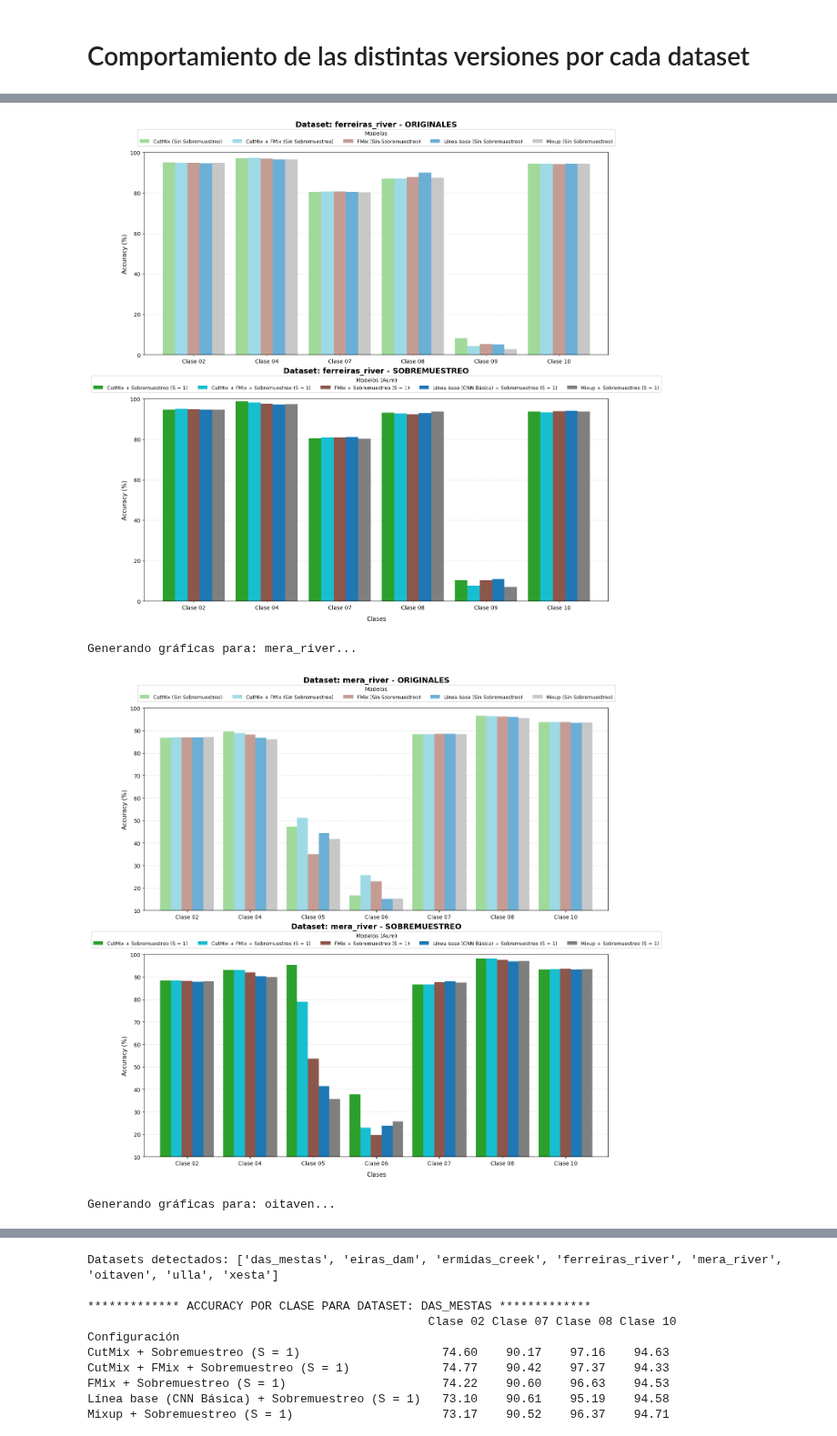
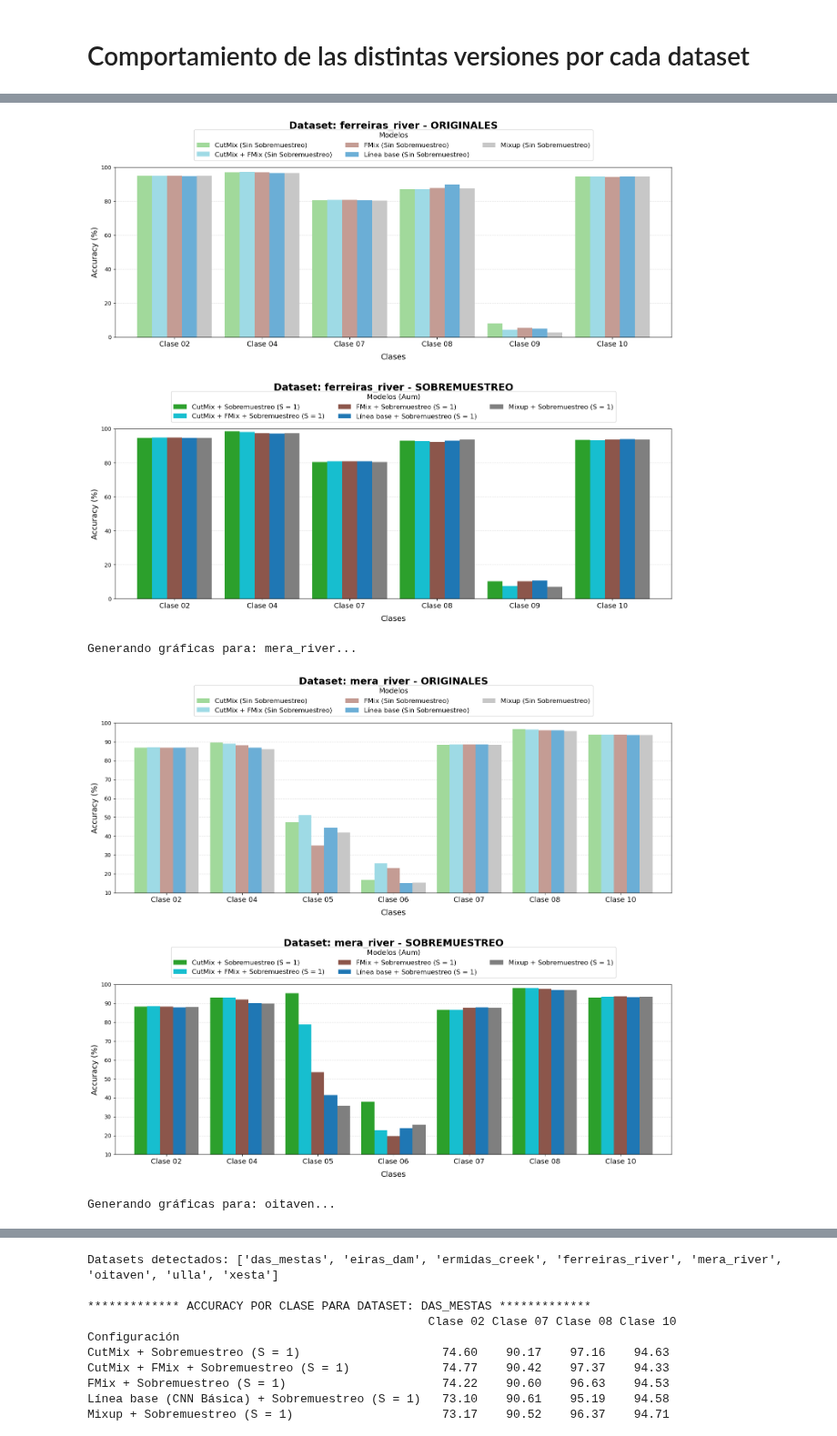
Before and after one commit to DBR5823/TFG_DanielBerdullasRey, a Jupyter notebook: Analisis_Fase1.ipynb, the cells around one changed output, grey strips where cells are left out. Shown at 91% size. Drawn from its saved outputs; the diff is of its cells as text; code cells hidden in the pictures.

Commit message:
Update gráficas y códigos de imágenes de ejemplo

```diff
--- a/Analisis_Fase1.ipynb
+++ b/Analisis_Fase1.ipynb
@@ -941,10 +941,8 @@ def graficar_clases_separado_limpio(dataset_objetivo):
         return
 
     # ================= MODIFICACIÓN: ORDENAR Y CAMBIAR A SOBREMUESTREO =================
-    # Orden extraído de la imagen (aplica tanto para Originales como para Sobremuestreo)
     orden_ranking = ["CUTMIX", "CUTMIX_FMIX", "FMIX", "CNN_Basica", "MIXUP"]
 
-    # Diccionarios de mapeo actualizados con "Sobremuestreo"
     nombres_originales = {
         "CUTMIX": "CutMix (Sin Sobremuestreo)",
         "CUTMIX_FMIX": "CutMix + FMix (Sin Sobremuestreo)",
@@ -957,11 +955,10 @@ def graficar_clases_separado_limpio(dataset_objetivo):
         "CUTMIX": "CutMix + Sobremuestreo (S = 1)",
         "CUTMIX_FMIX": "CutMix + FMix + Sobremuestreo (S = 1)",
         "FMIX": "FMix + Sobremuestreo (S = 1)",
-        "CNN_Basica": "Línea base (CNN Básica) + Sobremuestreo (S = 1)",
+        "CNN_Basica": "Línea base + Sobremuestreo (S = 1)",
         "MIXUP": "Mixup + Sobremuestreo (S = 1)"
     }
 
-    # Reordenamos las columnas de forma segura verificando cuáles existen
     if not df_original.empty:
         cols_orig_validas = [c for c in orden_ranking if c in df_original.columns]
         df_original = df_original[cols_orig_validas]
@@ -973,7 +970,7 @@ def graficar_clases_separado_limpio(dataset_objetivo):
         labels_aum_limpios = [nombres_aumentados[c] for c in df_aumentado.columns]
     # ============================================================================================
 
-    # 3. CÁLCULO DEL YMIN DINÁMICO (decena inferior)
+    # 3. CÁLCULO DEL YMIN DINÁMICO
     todos_valores = pd.concat([df_original, df_aumentado]).values.flatten()
     valores_validos = [v for v in todos_valores if v > 0 and not pd.isna(v)]
     ymin = (min(valores_validos) // 10) * 10 if valores_validos else 0
@@ -987,24 +984,26 @@ def graficar_clases_separado_limpio(dataset_objetivo):
 
         df_original.plot(kind='bar', ax=ax1, width=0.85, color=colores_orig)
 
-        ax1.set_title(f'Dataset: {dataset_objetivo} - ORIGINALES', fontsize=14, fontweight='bold', y=1.11)
-        ax1.set_ylabel('Accuracy (%)', fontsize=11)
+        # Ajuste de título con pad para que no choque con la leyenda
+        ax1.set_title(f'Dataset: {dataset_objetivo} - ORIGINALES', fontsize=18, fontweight='bold', pad=70)
+        ax1.set_ylabel('Accuracy (%)', fontsize=14)
         ax1.set_ylim(ymin, 100)
 
         ax1.set_axisbelow(True)
         ax1.grid(axis='y', linestyle='--', alpha=0.4)
 
-        ax1.set_xticklabels(ax1.get_xticklabels(), rotation=0, ha='center', fontsize=10)
-        ax1.set_xlabel('')
+        ax1.set_xticklabels(ax1.get_xticklabels(), rotation=0, ha='center', fontsize=13)
+        ax1.set_xlabel('Clases', fontsize=14, labelpad=10)
 
+        # Ajuste de leyenda: se reduce a 3 columnas para que los textos quepan a lo ancho
         ax1.legend(
             labels=labels_orig_limpios,
             title="Modelos",
             loc='lower center',
             bbox_to_anchor=(0.5, 1.02),
-            ncol=len(df_original.columns),
-            fontsize=9,
-            title_fontsize=10
+            ncol=3,
+            fontsize=12,
+            title_fontsize=13
         )
 
     # --- Gráfica 2: Aumentados ---
@@ -1013,27 +1012,30 @@ def graficar_clases_separado_limpio(dataset_objetivo):
 
         df_aumentado.plot(kind='bar', ax=ax2, width=0.85, color=colores_aum)
 
-        ax2.set_title(f'Dataset: {dataset_objetivo} - SOBREMUESTREO', fontsize=14, fontweight='bold', y=1.11)
-        ax2.set_ylabel('Accuracy (%)', fontsize=11)
-        ax2.set_xlabel('Clases', fontsize=11, labelpad=10)
+        # Ajuste de título con pad
+        ax2.set_title(f'Dataset: {dataset_objetivo} - SOBREMUESTREO', fontsize=18, fontweight='bold', pad=70)
+        ax2.set_ylabel('Accuracy (%)', fontsize=14)
+        ax2.set_xlabel('Clases', fontsize=14, labelpad=10)
         ax2.set_ylim(ymin, 100)
 
         ax2.set_axisbelow(True)
         ax2.grid(axis='y', linestyle='--', alpha=0.4)
 
-        ax2.set_xticklabels(ax2.get_xticklabels(), rotation=0, ha='center', fontsize=10)
+        ax2.set_xticklabels(ax2.get_xticklabels(), rotation=0, ha='center', fontsize=13)
 
+        # Ajuste de leyenda: a 3 columnas igual que arriba
         ax2.legend(
             labels=labels_aum_limpios,
             title="Modelos (Aum)",
             loc='lower center',
             bbox_to_anchor=(0.5, 1.02),
-            ncol=len(df_aumentado.columns),
-            fontsize=9,
-            title_fontsize=10
+            ncol=3,
+            fontsize=12,
+            title_fontsize=13
         )
 
-    plt.tight_layout()
+    # h_pad asegura que la gráfica de arriba no pise a la de abajo
+    plt.tight_layout(h_pad=4.0)
     plt.show()
 
 # 1. Obtener la lista de todos los datasets disponibles en los logs
@@ -1069,5 +1071,5 @@ Generando gráficas para: ermidas_creek...
 Generando gráficas para: ferreiras_river...
-[figure, old version]
+[figure, new version]
 Generando gráficas para: mera_river...
-[figure, old version]
+[figure, new version]
 Generando gráficas para: oitaven...
```
Also changed, not shown: parts of 1 cell of this notebook, 10 other files.
